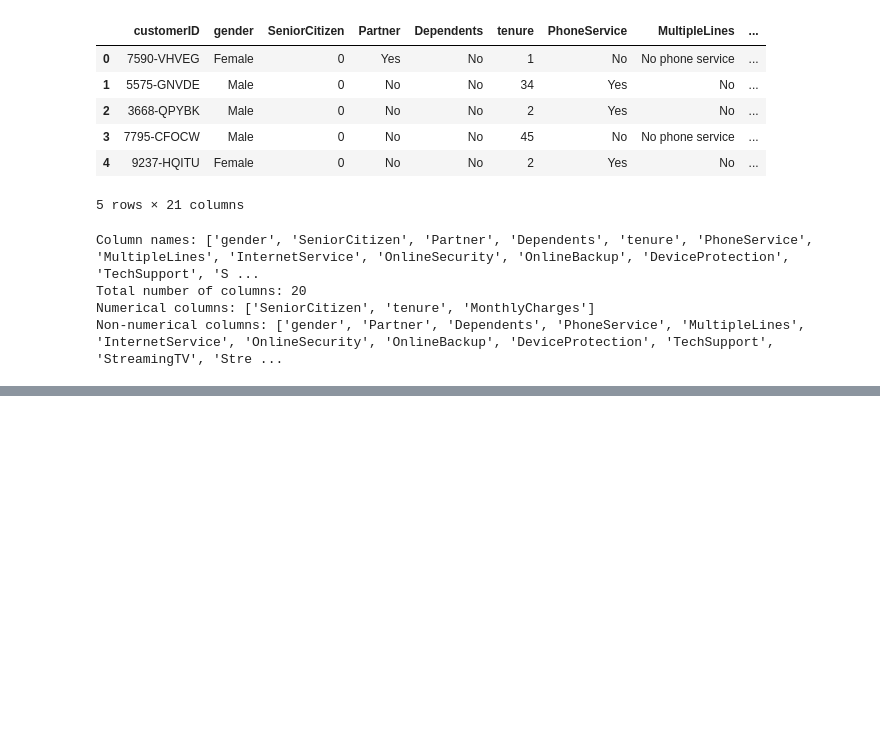
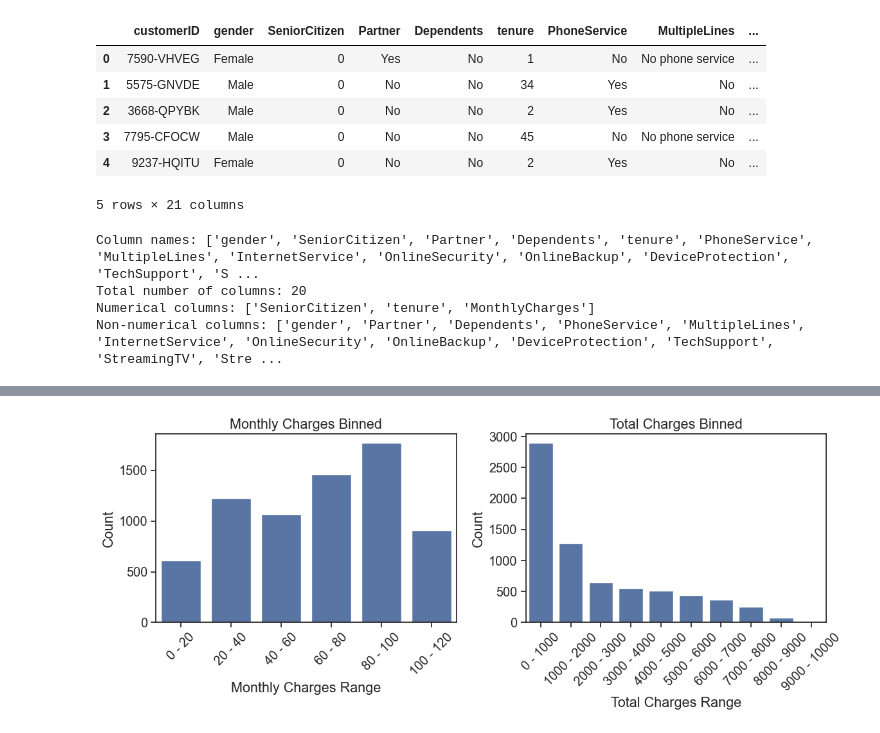
Before and after one commit to aakash-tir/customer-churn, a Jupyter notebook: customer_chrun.ipynb, the cells around one changed output, grey strips where cells are left out. Drawn from its saved outputs; the diff is of its cells as text; code cells hidden in the pictures; blank space fills up the shorter version.

```diff
--- a/customer_chrun.ipynb
+++ b/customer_chrun.ipynb
@@ -107,3 +133,27 @@ Looking from top right to bottom left:
+# %%
+# Create bin labels that include the upper bound
+bin0_labels = [f"{int(interval.left)} - {int(interval.right)}" for interval in bin0_counts.index]
+bin1_labels = [f"{int(interval.left)} - {int(interval.right)}" for interval in bin1_counts.index]
+
+# Plot
+fig, axes = plt.subplots(1, 2, figsize=(12, 5))
+
+sns.barplot(x=bin0_labels, y=bin0_counts.values, ax=axes[0])
+axes[0].set_title('Monthly Charges Binned')
+axes[0].set_xlabel('Monthly Charges Range')
+axes[0].set_ylabel('Count')
+axes[0].tick_params(axis='x', rotation=45)
+
+sns.barplot(x=bin1_labels, y=bin1_counts.values, ax=axes[1])
+axes[1].set_title('Total Charges Binned')
+axes[1].set_xlabel('Total Charges Range')
+axes[1].set_ylabel('Count')
+axes[1].tick_params(axis='x', rotation=45)
+
+plt.tight_layout()
+plt.show()
+# %% [output]
+[figure, added]
 # %%
 def handle_missing_values(df):
     numeric_cols = df.select_dtypes(include='number').columns
```
Also changed, not shown: parts of 5 cells of this notebook.
